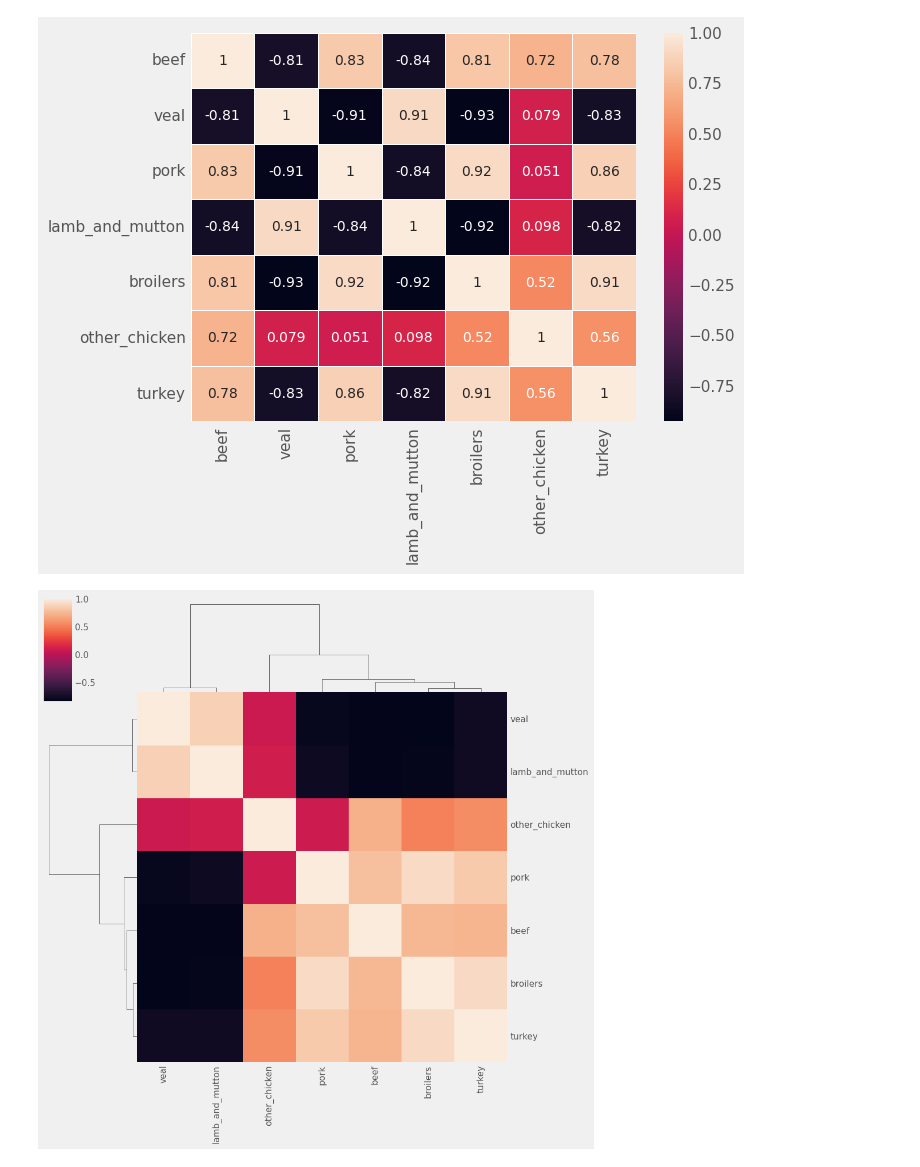
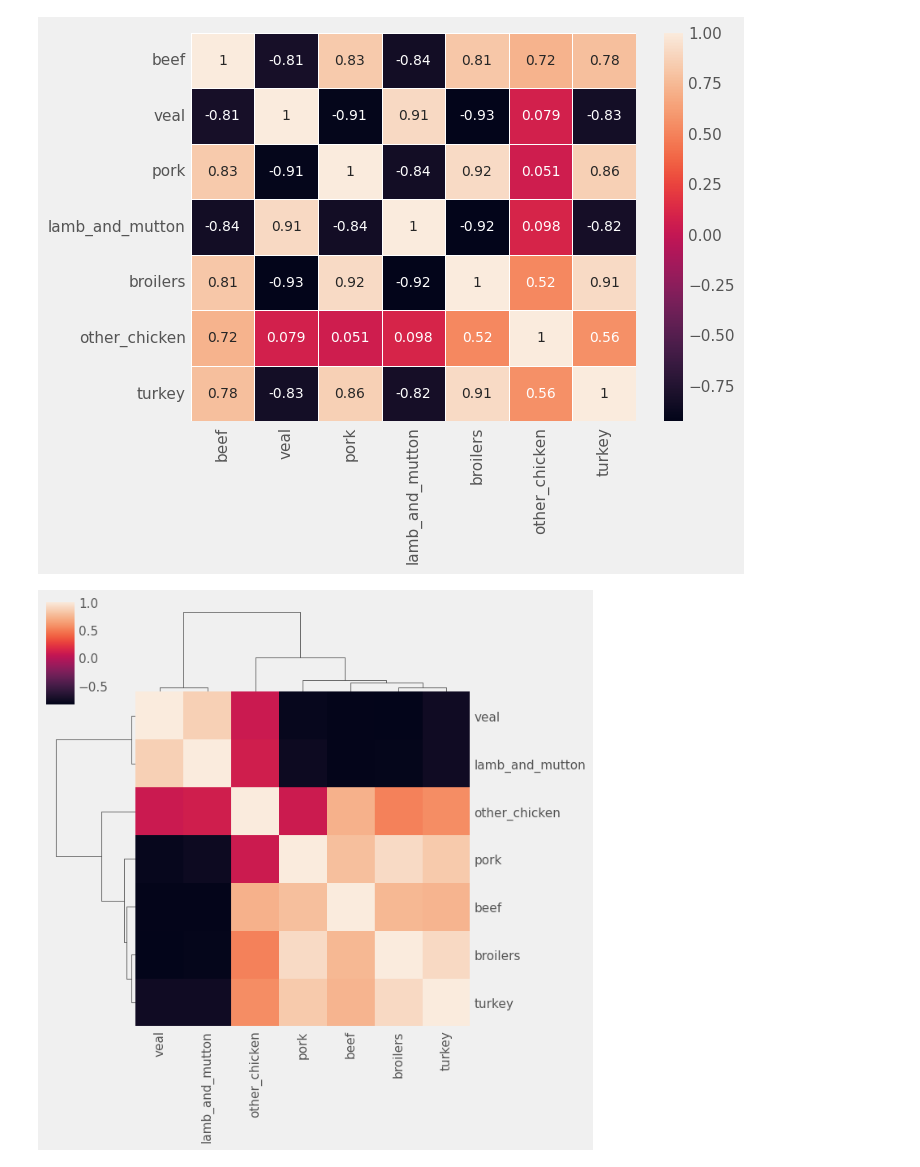
Before and after one commit to MeghanGH/time-series-with-python, a Jupyter notebook: Visualizing_time_series_data_in_python.ipynb, the cells around one changed output. Drawn from its saved outputs; the diff is of its cells as text; code cells hidden in the pictures.

```diff
--- a/Visualizing_time_series_data_in_python.ipynb
+++ b/Visualizing_time_series_data_in_python.ipynb
@@ -791,18 +791,18 @@ plt.show()
 # %%
 # Import seaborn library
 import seaborn as sns
 
 # Get correlation matrix of the meat DataFrame
 corr_meat = meat.corr()
 
 # Customize the heatmap of the corr_meat correlation matrix and rotate the x-axis labels
 fig = sns.clustermap(corr_meat,
                      row_cluster=True,
                      col_cluster=True,
-                     figsize=(10, 10))
+                     figsize=(7, 7))
 
 plt.setp(fig.ax_heatmap.xaxis.get_majorticklabels(), rotation=90)
 plt.setp(fig.ax_heatmap.yaxis.get_majorticklabels(), rotation=0)
 plt.show()
 # %% [output]
-[figure, old version]
+[figure, new version]
```
Also changed, not shown: parts of 20 cells of this notebook.
